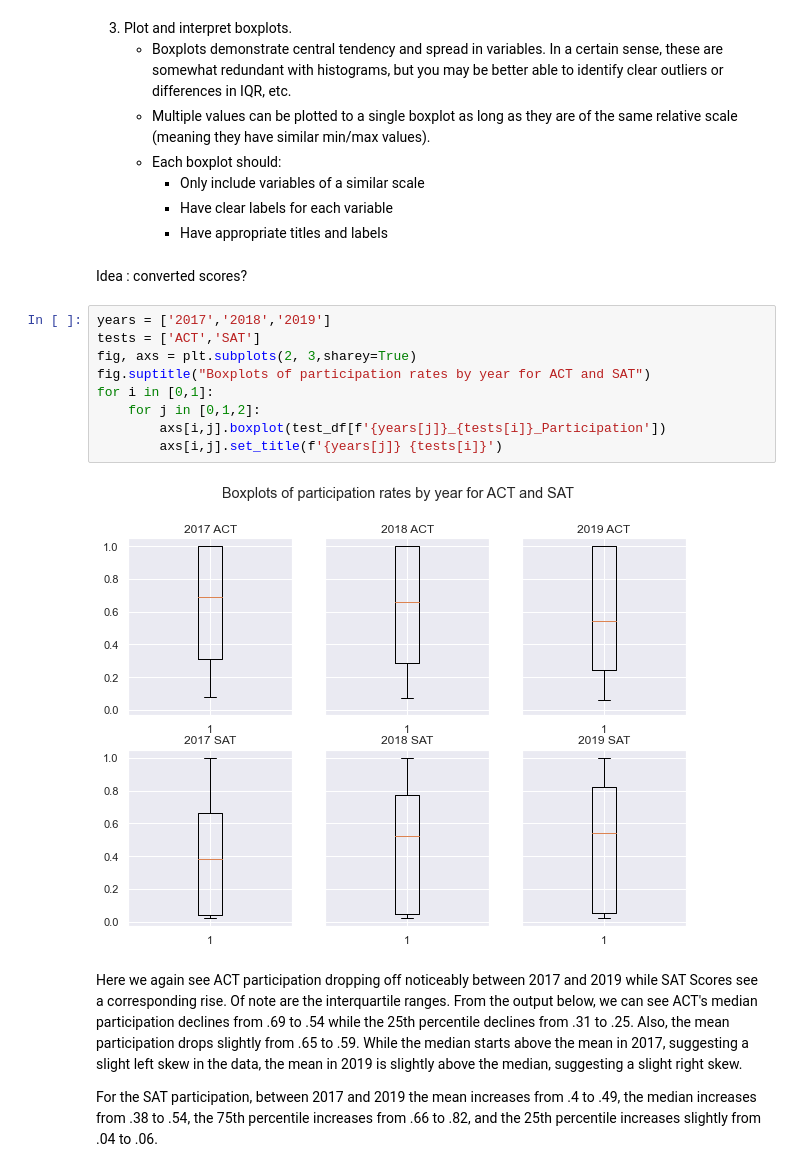
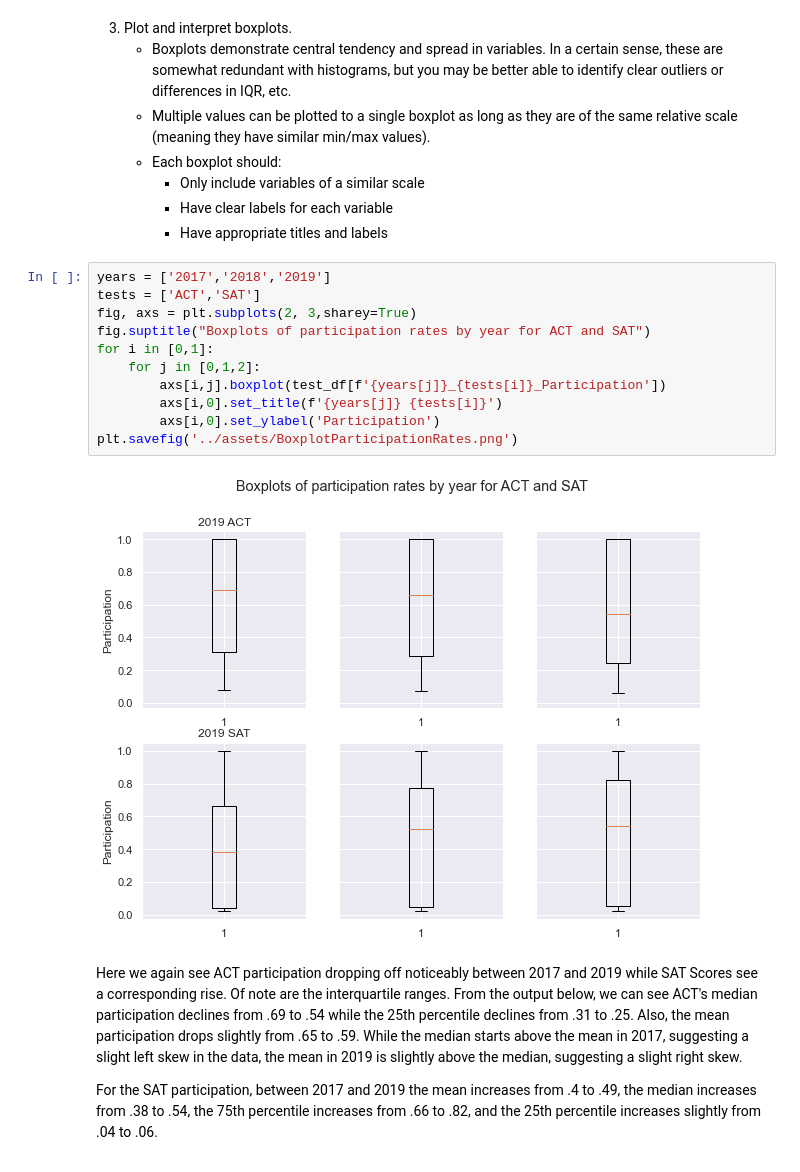
Before and after one commit to wcmohr/ScholasticExams, a Jupyter notebook: code/starter-code.ipynb, the cells around one changed output. Cells and saved outputs as stored; diff of their text form.

```diff
--- a/code/starter-code.ipynb
+++ b/code/starter-code.ipynb
@@ -1178,19 +1177,19 @@ Note that it would be interesting if I could shade each bin by its average parti
         - Only include variables of a similar scale
         - Have clear labels for each variable
         - Have appropriate titles and labels
-# %% [markdown]
-Idea : converted scores?
 # %%
 years = ['2017','2018','2019']
 tests = ['ACT','SAT']
 fig, axs = plt.subplots(2, 3,sharey=True)
 fig.suptitle("Boxplots of participation rates by year for ACT and SAT")
 for i in [0,1]:
     for j in [0,1,2]:
         axs[i,j].boxplot(test_df[f'{years[j]}_{tests[i]}_Participation'])
-        axs[i,j].set_title(f'{years[j]} {tests[i]}')
+        axs[i,0].set_title(f'{years[j]} {tests[i]}')
+        axs[i,0].set_ylabel('Participation')
+plt.savefig('../assets/BoxplotParticipationRates.png')
 # %% [output]
-[figure, old version]
+[figure, new version]
 # %% [markdown]
 Here we again see ACT participation dropping off noticeably between 2017 and 2019 while SAT Scores see a corresponding rise.  Of note are the interquartile ranges.  From the output below, we can see ACT's median participation declines from .69 to .54 while the 25th percentile declines from .31 to .25.  Also, the mean participation drops slightly from .65 to .59.  While the median starts above the mean in 2017, suggesting a slight left skew in the data, the mean in 2019 is slightly above the median, suggesting a slight right skew.
 
```
Also changed, not shown: parts of 12 cells of this notebook, 6 other files.
